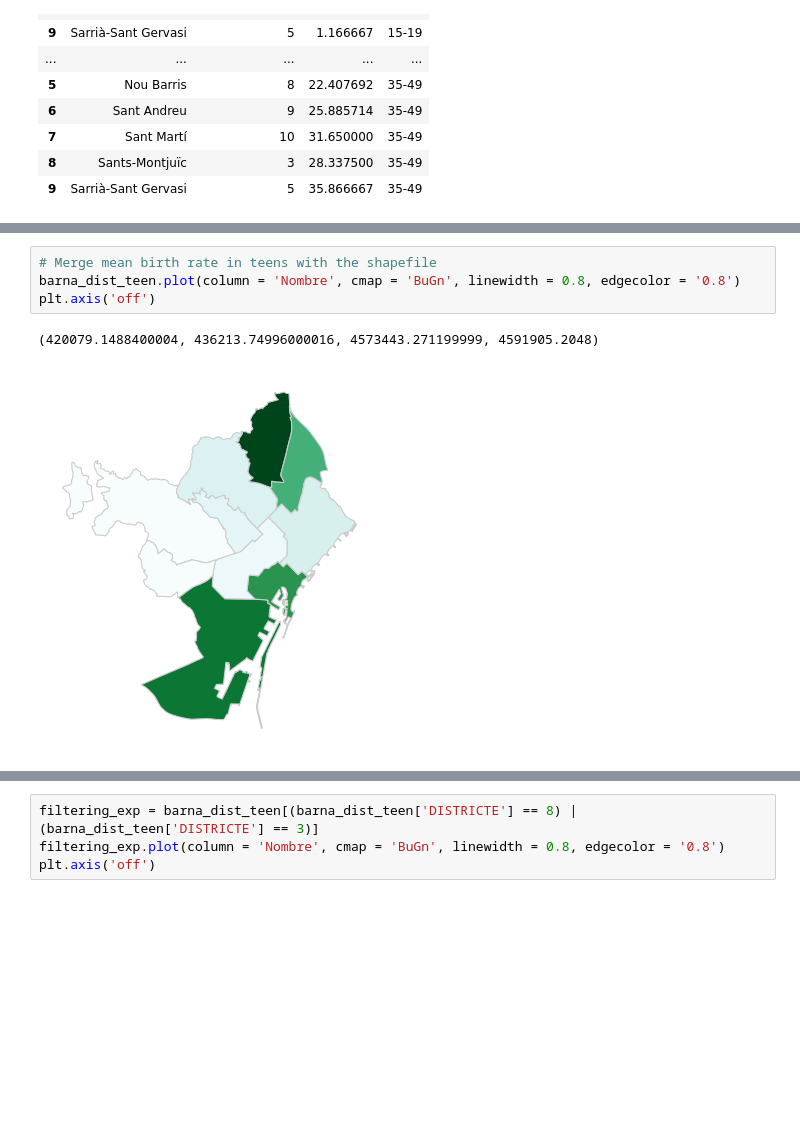
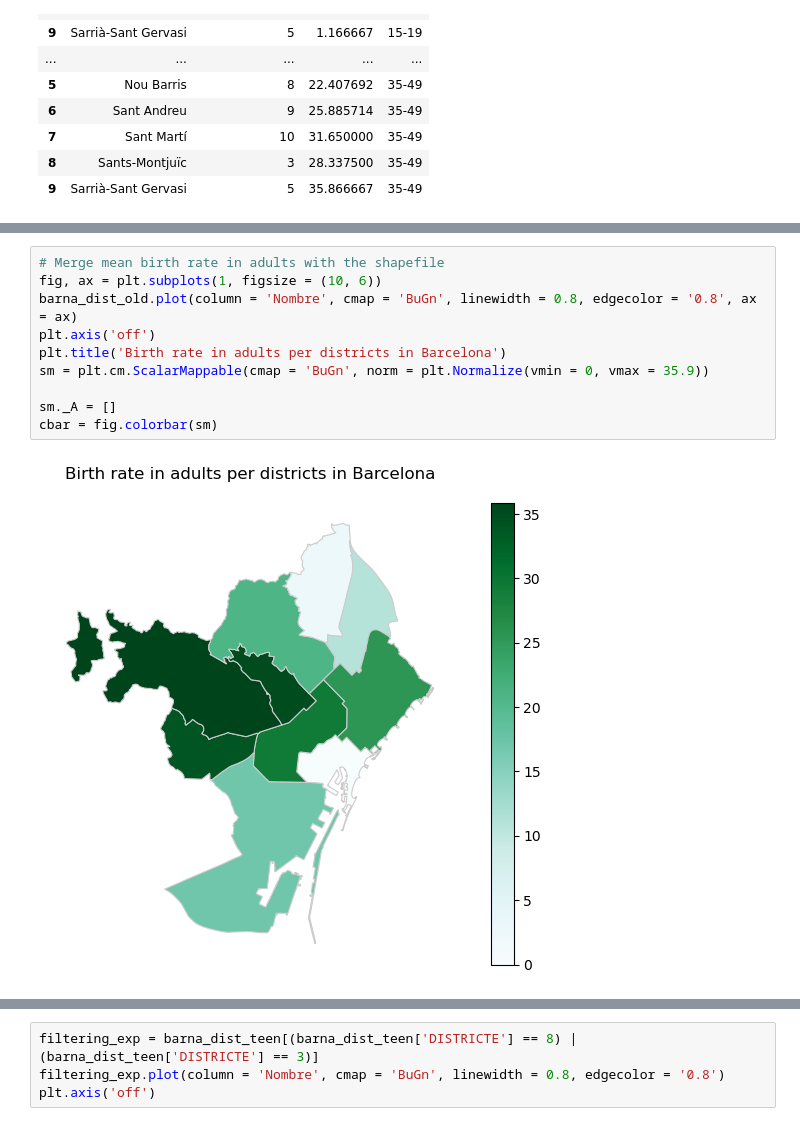
Before and after one commit to JuliaAT/AVDM-project, a Jupyter notebook: birth-per-income.ipynb, the cells around one changed output, grey strips where cells are left out. Saved outputs shown, nothing was run; the diff lists cells and outputs as text; blank space fills up the shorter version.

```diff
--- a/birth-per-income.ipynb
+++ b/birth-per-income.ipynb
@@ -189,7 +214,12 @@ cbar = fig.colorbar(sm)
 # %%
-# Merge mean birth rate in teens with the shapefile
-barna_dist_teen.plot(column = 'Nombre', cmap = 'BuGn', linewidth = 0.8, edgecolor = '0.8')
+# Merge mean birth rate in adults with the shapefile
+fig, ax = plt.subplots(1, figsize = (10, 6))
+barna_dist_old.plot(column = 'Nombre', cmap = 'BuGn', linewidth = 0.8, edgecolor = '0.8', ax = ax)
 plt.axis('off')
+plt.title('Birth rate in adults per districts in Barcelona')
+sm = plt.cm.ScalarMappable(cmap = 'BuGn', norm = plt.Normalize(vmin = 0, vmax = 35.9))
+
+sm._A = []
+cbar = fig.colorbar(sm)
 # %% [output]
-(420079.1488400004, 436213.74996000016, 4573443.271199999, 4591905.2048)
-[figure, old version]
+[figure, new version]
```
Also changed, not shown: parts of 5 cells of this notebook.
